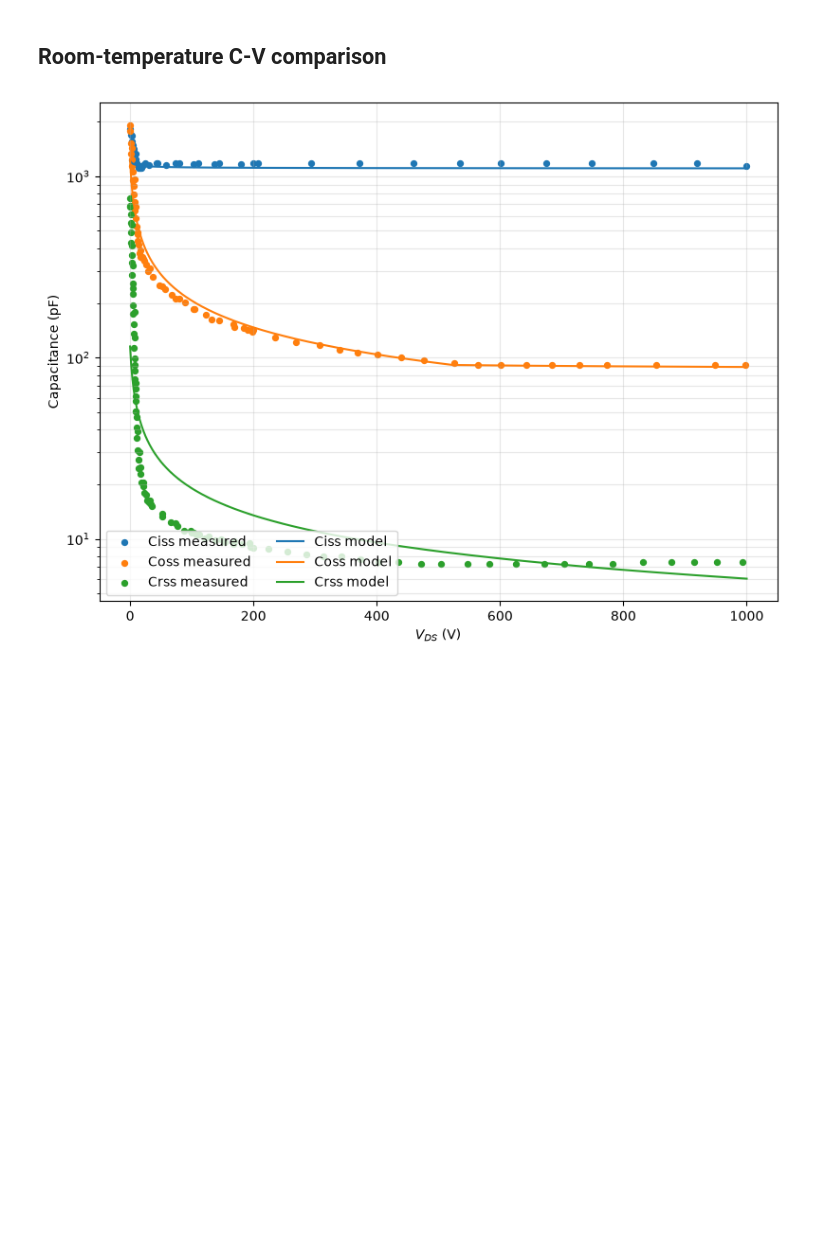
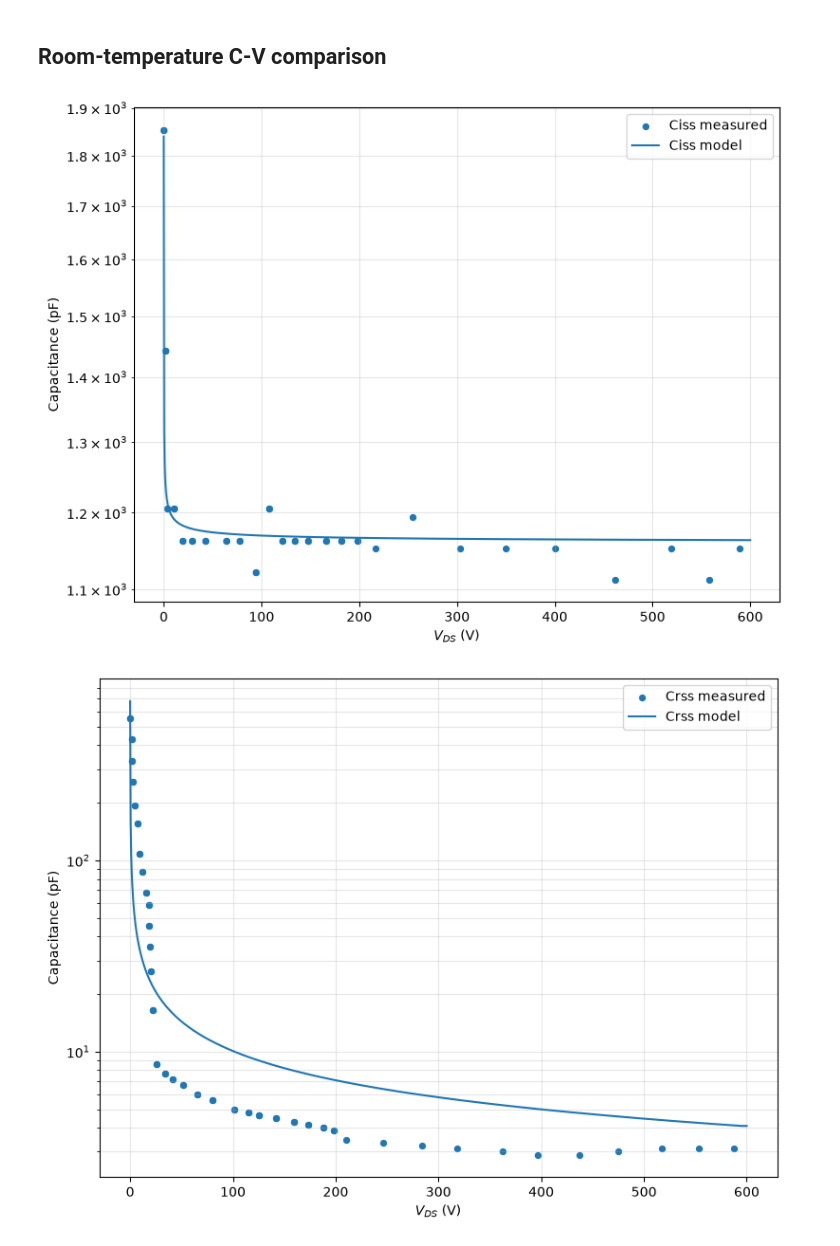
Before and after one commit to JyunKaisaki/Neural-Network_Internship_2026, a Jupyter notebook: .github/src/CV_PINN.ipynb, the cells around one changed output. Saved outputs shown, nothing was run; the diff lists cells and outputs as text; code cells hidden in the pictures; blank space fills up the shorter version.

```diff
--- a/.github/src/CV_PINN.ipynb
+++ b/.github/src/CV_PINN.ipynb
@@ -389,0 +308,18 @@ Saved Cgd_PINN.pkl, CV_physical_25C.pkl, and CV_Model_25C.pkl
+# %%
+# Fit the Cds branch after fixing the Cgd and Cgs branches.
+for parameter in cv_parameters.parameters():
+    parameter.requires_grad_(False)
+cv_parameters.log_Ads.requires_grad_(True)
+cv_parameters.log_Vpt.requires_grad_(True)
+EPOCHS_CDS = 2000
+optimizer_cds = torch.optim.Adam([cv_parameters.log_Ads, cv_parameters.log_Vpt], lr=2.0e-3)
+for epoch in range(EPOCHS_CDS):
+    optimizer_cds.zero_grad(set_to_none=True)
+    predicted_pF = all_predictions_pF()
+    loss = balanced_cap_loss(predicted_pF, cap_codes["Coss"])
+    loss.backward()
+    torch.nn.utils.clip_grad_norm_([cv_parameters.log_Ads, cv_parameters.log_Vpt], max_norm=1.0)
+    optimizer_cds.step()
+    if epoch % 250 == 0 or epoch == EPOCHS_CDS - 1:
+        print(f"Cds epoch {epoch:4d} | L_Coss = {loss.item():.6e}")
+print("After Coss fit =", cv_parameters.report(Cox))
@@ -390,25 +405,79 @@ Saved Cgd_PINN.pkl, CV_physical_25C.pkl, and CV_Model_25C.pkl
 # %% [markdown]
 ## Room-temperature C-V comparison
 # %%
-# Compare the fitted room-temperature Ciss, Coss, and Crss curves with both measured voltage ranges.
-Vds_plot = torch.linspace(0.0, 1000.0, 1200, dtype=dtype, device=device).reshape(-1, 1)
+# Compare the fitted room-temperature Ciss, Crss, and Coss curves with both measured voltage ranges.
+Vds_plot = torch.linspace(0.0, 600.0, 1200, dtype=dtype, device=device).reshape(-1, 1)
+
+#If curves are needed to be plotted only for the measured voltage range, summon codes below
+#VDS_PLOT_MAX = float(cv_data["Vds"].max())
+#Vds_plot = torch.linspace(0.0, VDS_PLOT_MAX, 1200, dtype=dtype, device=device).reshape(-1, 1)
+
+
 Model_Cgd.eval()
 cv_parameters.eval()
+
 with torch.no_grad():
     Ciss_plot, Coss_plot, Crss_plot, _, _ = evaluate_cv(Vds_plot)
 
+# Plot Ciss separately.
+part = cv_data[cv_data["capacitance"] == "Ciss"]
+
 plt.figure(figsize=(8, 6))
+plt.scatter(part["Vds"], part["Capacitance_pF"], s=18, label="Ciss measured")
+plt.plot(Vds_plot.cpu(), (Ciss_plot * 1.0e12).cpu(), label="Ciss model")
+plt.xlabel(r"$V_{DS}$ (V)")
+plt.ylabel("Capacitance (pF)")
+plt.yscale("log")
+plt.grid(True, which="both", alpha=0.3)
+plt.legend()
+plt.tight_layout()
+plt.show()
+
+# Plot Crss separately.
+part = cv_data[cv_data["capacitance"] == "Crss"]
+
+plt.figure(figsize=(8, 6))
+plt.scatter(part["Vds"], part["Capacitance_pF"], s=18, label="Crss measured")
+plt.plot(Vds_plot.cpu(), (Crss_plot * 1.0e12).cpu(), label="Crss model")
+plt.xlabel(r"$V_{DS}$ (V)")
+plt.ylabel("Capacitance (pF)")
+plt.yscale("log")
+plt.grid(True, which="both", alpha=0.3)
+plt.legend()
+plt.tight_layout()
+plt.show()
+
+# Plot Coss separately.
+part = cv_data[cv_data["capacitance"] == "Coss"]
+
+plt.figure(figsize=(8, 6))
+plt.scatter(part["Vds"], part["Capacitance_pF"], s=18, label="Coss measured")
+plt.plot(Vds_plot.cpu(), (Coss_plot * 1.0e12).cpu(), label="Coss model")
+plt.xlabel(r"$V_{DS}$ (V)")
+plt.ylabel("Capacitance (pF)")
+plt.yscale("log")
+plt.grid(True, which="both", alpha=0.3)
+plt.legend()
+plt.tight_layout()
+plt.show()
+
+# Plot Ciss, Coss, and Crss together.
+plt.figure(figsize=(8, 6))
+
 for name in ["Ciss", "Coss", "Crss"]:
     part = cv_data[cv_data["capacitance"] == name]
     plt.scatter(part["Vds"], part["Capacitance_pF"], s=18, label=f"{name} measured")
+
 for values, name in [(Ciss_plot, "Ciss model"), (Coss_plot, "Coss model"), (Crss_plot, "Crss model")]:
     plt.plot(Vds_plot.cpu(), (values * 1.0e12).cpu(), label=name)
+
 plt.xlabel(r"$V_{DS}$ (V)")
 plt.ylabel("Capacitance (pF)")
 plt.yscale("log")
 plt.grid(True, which="both", alpha=0.3)
 plt.legend(ncol=2)
 plt.tight_layout()
 plt.show()
 # %% [output]
-[figure, old version]
+[figure, new version]
+[figure, added]
```
Also changed, not shown: parts of 35 cells of this notebook, 19 other files.
